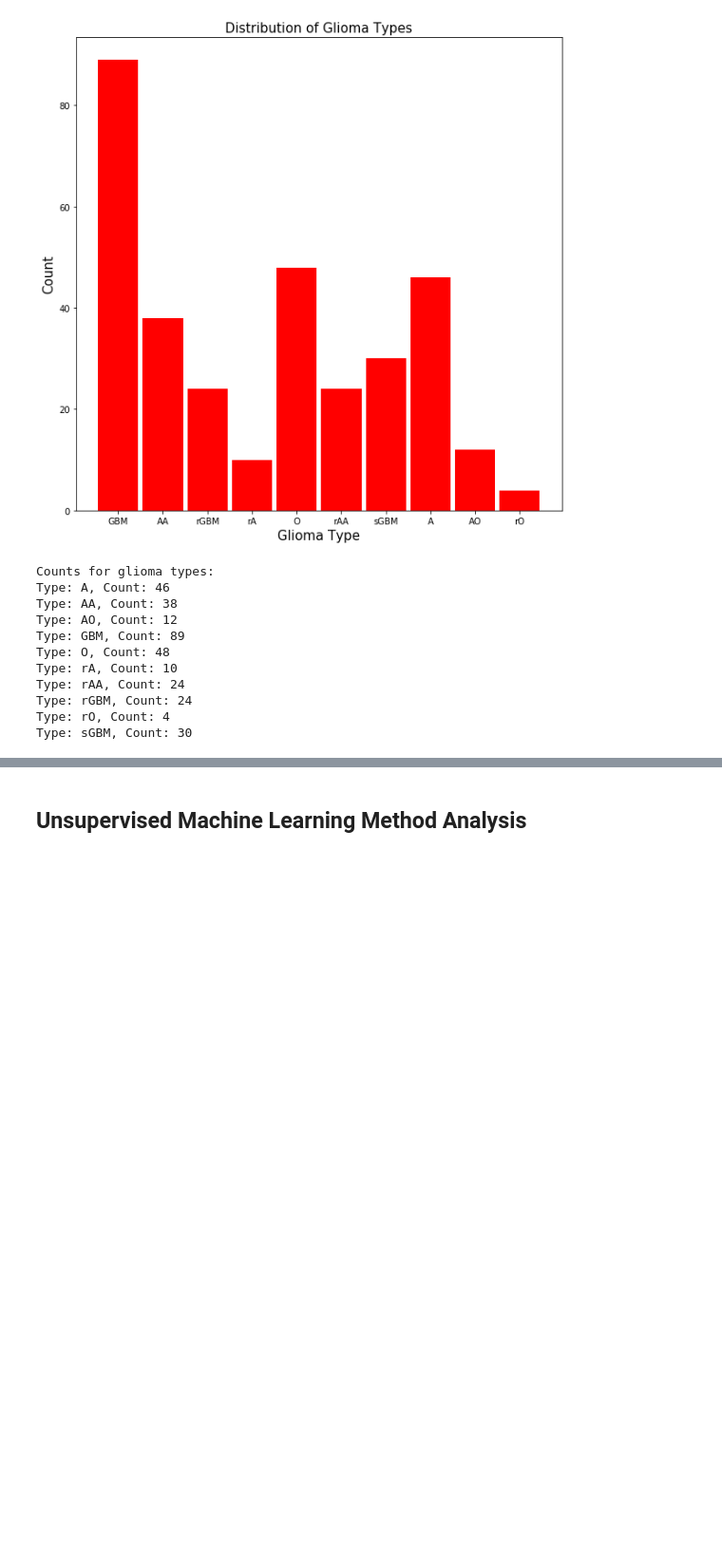
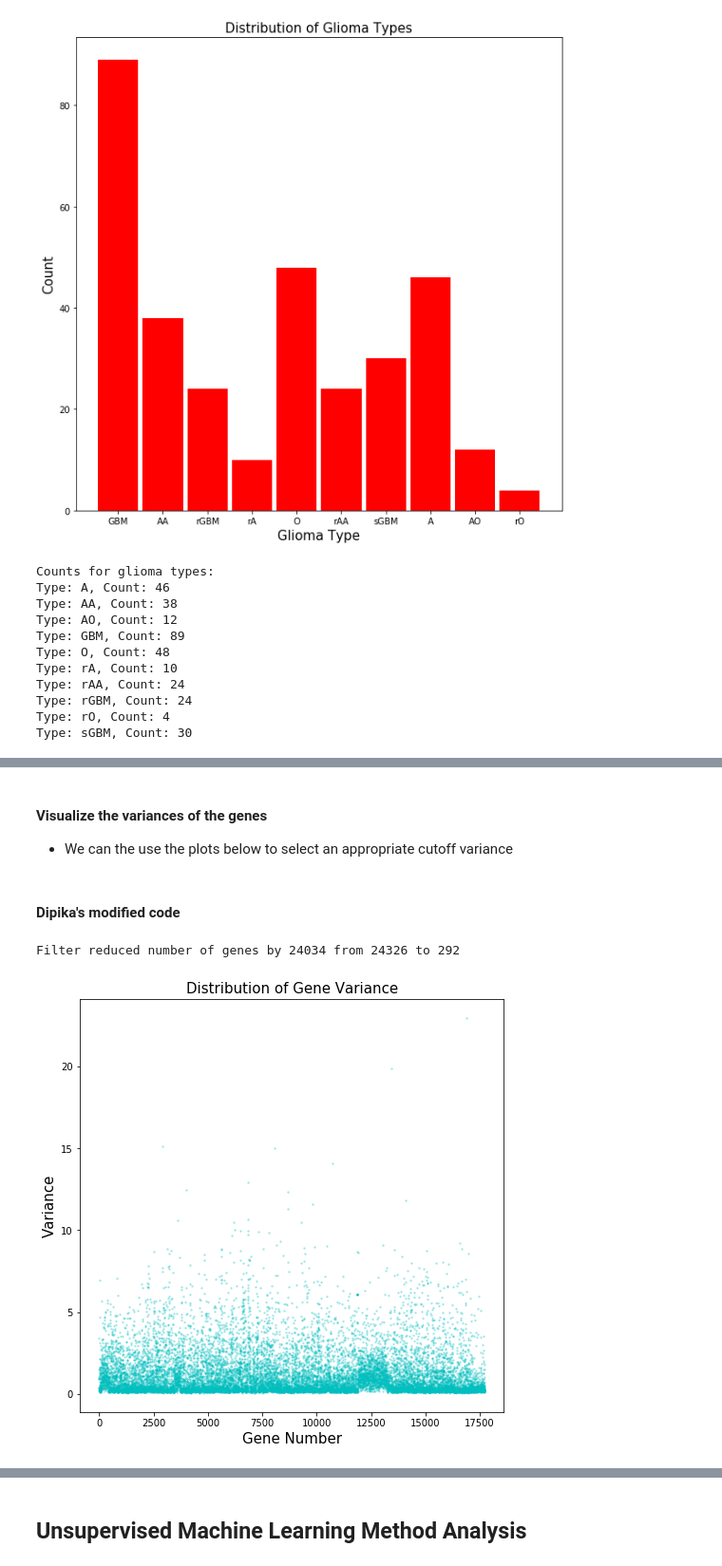
Before and after one commit to dsikka/Comp_Genomics, a Jupyter notebook: data_processing.ipynb, the cells around one changed output, grey strips where cells are left out. Shown at 95% size. Saved outputs shown, nothing was run; the diff lists cells and outputs as text; code cells hidden in the pictures; blank space fills up the shorter version.

```diff
--- a/data_processing.ipynb
+++ b/data_processing.ipynb
@@ -133,0 +181,3 @@ Type: sGBM, Count: 30
+# %%
+cols_filtered = [x for x in train_genes.columns if x not in low_exp]
+train_genes = train_genes[cols_filtered]
@@ -133,0 +208,5 @@ Type: sGBM, Count: 30
+# %%
+# Training data after applying TMM
+# Expect genes as rows and samples as columns
+normalized_tmm_train_genes = gmn.tmm_normalization(train_genes.T).T
+normalized_tmm_train_genes
@@ -133,0 +235,3 @@ Type: sGBM, Count: 30
+# %%
+log_normalized_tmm_train_genes = pd.DataFrame(np.log2(normalized_tmm_train_genes, out=np.zeros_like(normalized_tmm_train_genes), where=(normalized_tmm_train_genes!=0)))
+log_normalized_tmm_train_genes
@@ -133,0 +257,21 @@ Type: sGBM, Count: 30
+# %% [markdown]
+#### Visualize the variances of the genes
+- We can the use the plots below to select an appropriate cutoff variance
+# %% [markdown]
+#### Dipika's modified code
+# %%
+selector = VarianceThreshold(threshold=0.75)
+filtered_train = pd.DataFrame(selector.fit_transform(log_normalized_tmm_train_genes))
+
+print(f"Filter reduced number of genes by {len(gene_data.index) - len(filtered_train[0])} from {len(gene_data.index)} to {len(filtered_train[0])}")
+# %% [output]
+Filter reduced number of genes by 24034 from 24326 to 292
+# %%
+fig, ax = plt.subplots(1, 1, figsize=(8, 8))
+ax.plot(selector.variances_, 'c.', alpha=0.25, markersize=3)
+ax.set_xlabel('Gene Number', size=15)
+ax.set_ylabel('Variance', size=15)
+ax.set_title('Distribution of Gene Variance', size=15)
+plt.show()
+# %% [output]
+[figure, added]
```
Also changed, not shown: parts of 42 cells of this notebook.
